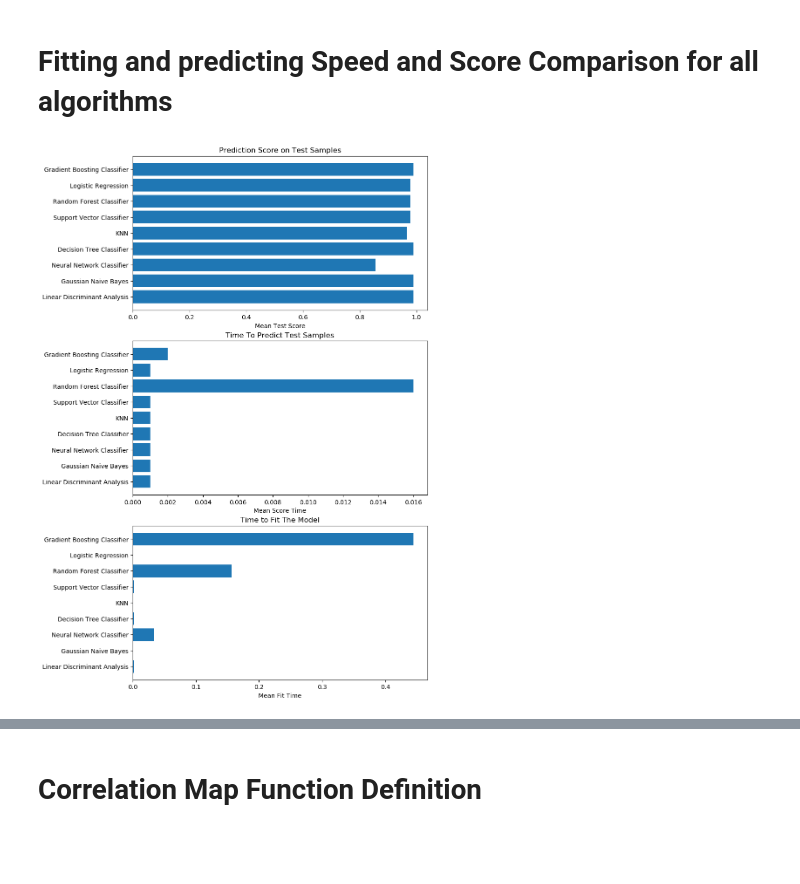
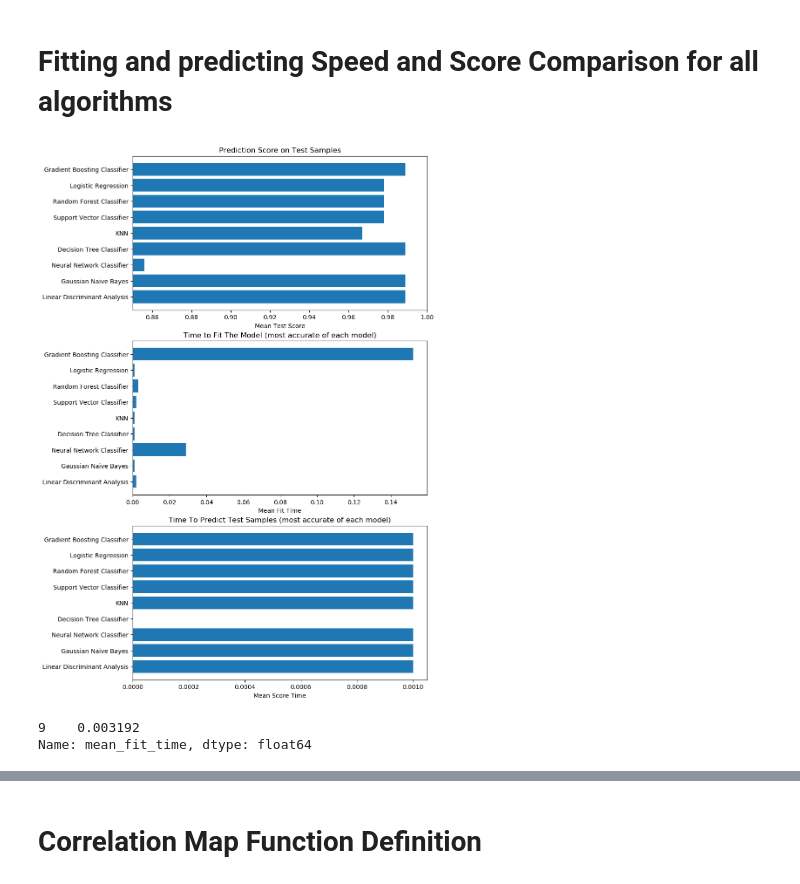
Before and after one commit to 2100mai/Machine_Learning_My_Public_Repo, a Jupyter notebook: Machine_Learning_Comparative_Study_Using_Scikit_Learn.ipynb, the cells around one changed output, grey strips where cells are left out. Saved outputs shown, nothing was run; the diff lists cells and outputs as text; code cells hidden in the pictures; blank space fills up the shorter version.

Commit message:
speed corrected for most accurate models

```diff
--- a/Machine_Learning_Comparative_Study_Using_Scikit_Learn.ipynb
+++ b/Machine_Learning_Comparative_Study_Using_Scikit_Learn.ipynb
@@ -469,6 +469,7 @@ test_score_comparison={}
 
 for i in range(len(models)):
     data_frame = round(pd.DataFrame(cv_fit[i].cv_results_).sort_values('mean_test_score', ascending=False)[0:1]['mean_test_score'].iloc[0],3)
+    # pd.DataFrame(cv_fit[i].cv_results_).sort_values('mean_test_score', ascending=False)[0:4][['mean_test_score','mean_fit_time','mean_score_time']]
     test_score_comparison[models[i][0]]= data_frame
 #plot mean test score
 plt.rcdefaults()
@@ -479,42 +480,51 @@ ax1.barh(x, y, align='center')
 ax1.invert_yaxis()
 ax1.set_xlabel('Mean Test Score')
 ax1.set_title('Prediction Score on Test Samples')
+plt.xlim([0.85,1])
+
+ax2 = fig.add_subplot(313)
+test_score_comparison={}
 
 
-ax2 = fig.add_subplot(312)
-test_score_comparison={}
-
 for i in range(len(models)):
-    data_frame = round(pd.DataFrame(cv_fit[i].cv_results_).sort_values('mean_score_time', ascending=False)[0:1]['mean_score_time'].iloc[0],3)
+    data_frame = round(pd.DataFrame(cv_fit[i].cv_results_).sort_values('mean_test_score', ascending=False)[0:1]['mean_score_time'].iloc[0],3)
     test_score_comparison[models[i][0]]= data_frame
 #plot mean test score
 plt.rcdefaults()
 y = [test_score_comparison[i] for i in test_score_comparison]
 x = [i for i in test_score_comparison]
 
 ax2.barh(x, y, align='center')
 ax2.invert_yaxis()
 ax2.set_xlabel('Mean Score Time')
-ax2.set_title('Time To Predict Test Samples')
+ax2.set_title('Time To Predict Test Samples (most accurate of each model)')
+# plt.xlim([0,0.0015])
 
-ax3 = fig.add_subplot(313)
+
+
+ax3 = fig.add_subplot(312)
 test_score_comparison={}
 
 for i in range(len(models)):
-    data_frame = round(pd.DataFrame(cv_fit[i].cv_results_).sort_values('mean_fit_time', ascending=False)[0:1]['mean_fit_time'].iloc[0],3)
+    data_frame = round(pd.DataFrame(cv_fit[i].cv_results_).sort_values('mean_test_score', ascending=False)[0:1]['mean_fit_time'].iloc[0],3)
     test_score_comparison[models[i][0]]= data_frame
 #plot mean test score
 plt.rcdefaults()
 y = [test_score_comparison[i] for i in test_score_comparison]
 x = [i for i in test_score_comparison]
 
 ax3.barh(x, y, align='center')
 ax3.invert_yaxis()
 ax3.set_xlabel('Mean Fit Time')
-ax3.set_title('Time to Fit The Model')
+ax3.set_title('Time to Fit The Model (most accurate of each model)')
 
 plt.subplots_adjust(bottom=0, right=0.8, top=1.2)
 
 plt.show()
 # %% [output]
-[figure, old version]
+[figure, new version]
+# %%
+pd.DataFrame(cv_fit[i].cv_results_).sort_values('mean_test_score', ascending=False)[0:1]['mean_fit_time']
+# %% [output]
+9    0.003192
+Name: mean_fit_time, dtype: float64
```
Also changed, not shown: parts of 5 cells of this notebook, 1 other file.
